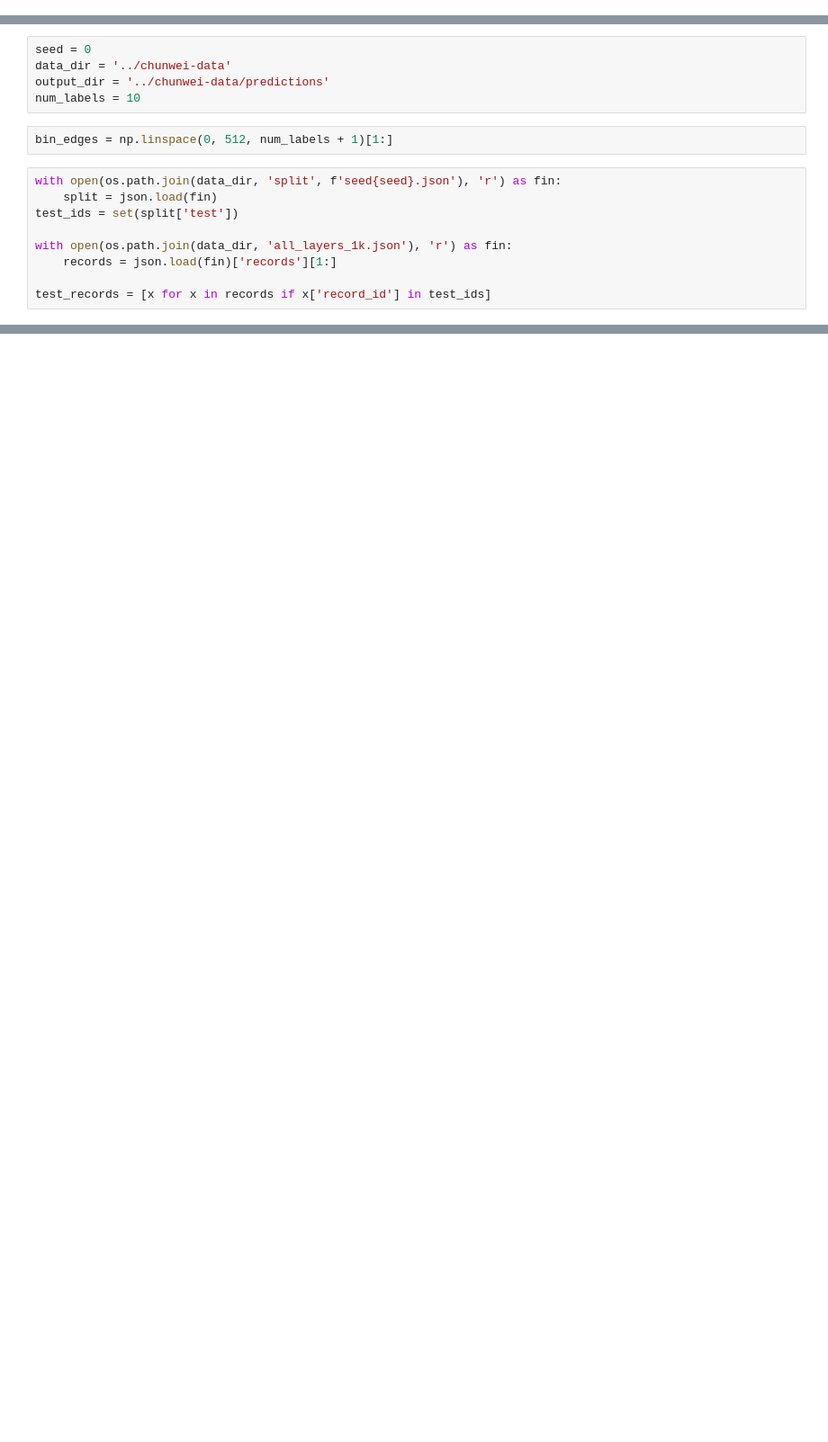
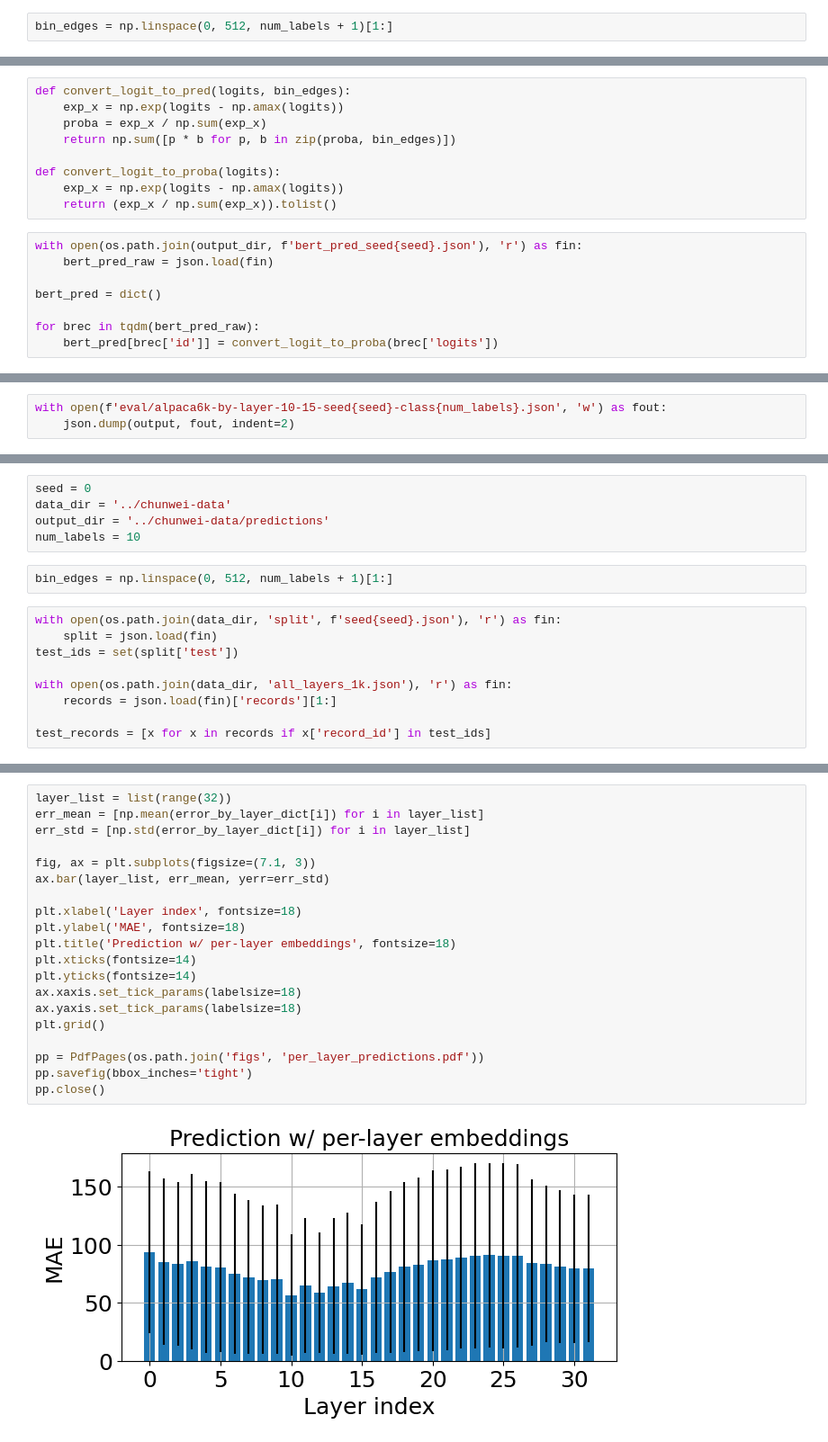
Before and after one commit to weifanjiang/length_prediction, a Jupyter notebook: join_results.ipynb, the cells around one changed output, grey strips where cells are left out. Shown at 90% size. Drawn from its saved outputs; the diff is of its cells as text; blank space fills up the shorter version.

```diff
--- a/join_results.ipynb
+++ b/join_results.ipynb
@@ -7,0 +18,2 @@ from tqdm.notebook import tqdm
+# %%
+bin_edges = np.linspace(0, 512, num_labels + 1)[1:]
@@ -7,0 +29,17 @@ from tqdm.notebook import tqdm
+# %%
+def convert_logit_to_pred(logits, bin_edges):
+    exp_x = np.exp(logits - np.amax(logits))
+    proba = exp_x / np.sum(exp_x)
+    return np.sum([p * b for p, b in zip(proba, bin_edges)])
+
+def convert_logit_to_proba(logits):
+    exp_x = np.exp(logits - np.amax(logits))
+    return (exp_x / np.sum(exp_x)).tolist()
+# %%
+with open(os.path.join(output_dir, f'bert_pred_seed{seed}.json'), 'r') as fin:
+    bert_pred_raw = json.load(fin)
+
+bert_pred = dict()
+
+for brec in tqdm(bert_pred_raw):
+    bert_pred[brec['id']] = convert_logit_to_proba(brec['logits'])
@@ -7,0 +163,3 @@ from tqdm.notebook import tqdm
+# %%
+with open(f'eval/alpaca6k-by-layer-10-15-seed{seed}-class{num_labels}.json', 'w') as fout:
+    json.dump(output, fout, indent=2)
@@ -80,0 +242,22 @@ with open(f'eval/alpaca-by-layer-seed{seed}-class{num_labels}.json', 'w') as fou
+# %%
+layer_list = list(range(32))
+err_mean = [np.mean(error_by_layer_dict[i]) for i in layer_list]
+err_std = [np.std(error_by_layer_dict[i]) for i in layer_list]
+
+fig, ax = plt.subplots(figsize=(7.1, 3))
+ax.bar(layer_list, err_mean, yerr=err_std)
+
+plt.xlabel('Layer index', fontsize=18)
+plt.ylabel('MAE', fontsize=18)
+plt.title('Prediction w/ per-layer embeddings', fontsize=18)
+plt.xticks(fontsize=14)
+plt.yticks(fontsize=14)
+ax.xaxis.set_tick_params(labelsize=18)
+ax.yaxis.set_tick_params(labelsize=18)
+plt.grid()
+
+pp = PdfPages(os.path.join('figs', 'per_layer_predictions.pdf'))
+pp.savefig(bbox_inches='tight')
+pp.close()
+# %% [output]
+[figure, added]
```
Also changed, not shown: parts of 20 cells of this notebook, 8 other files.
